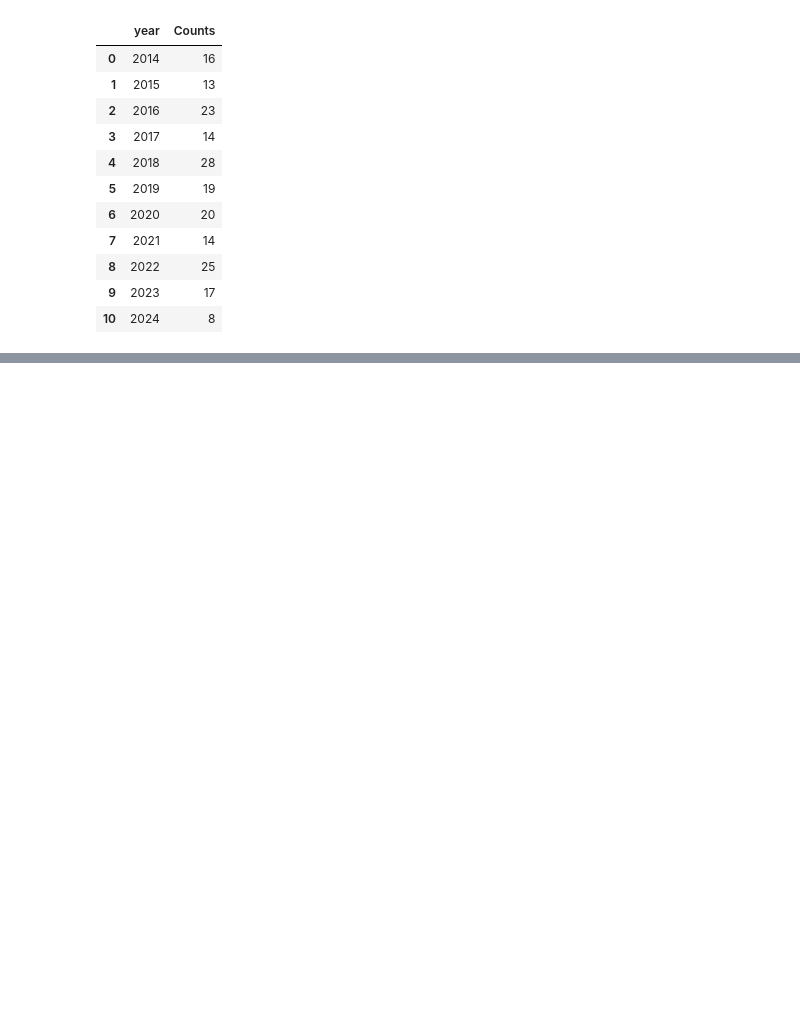
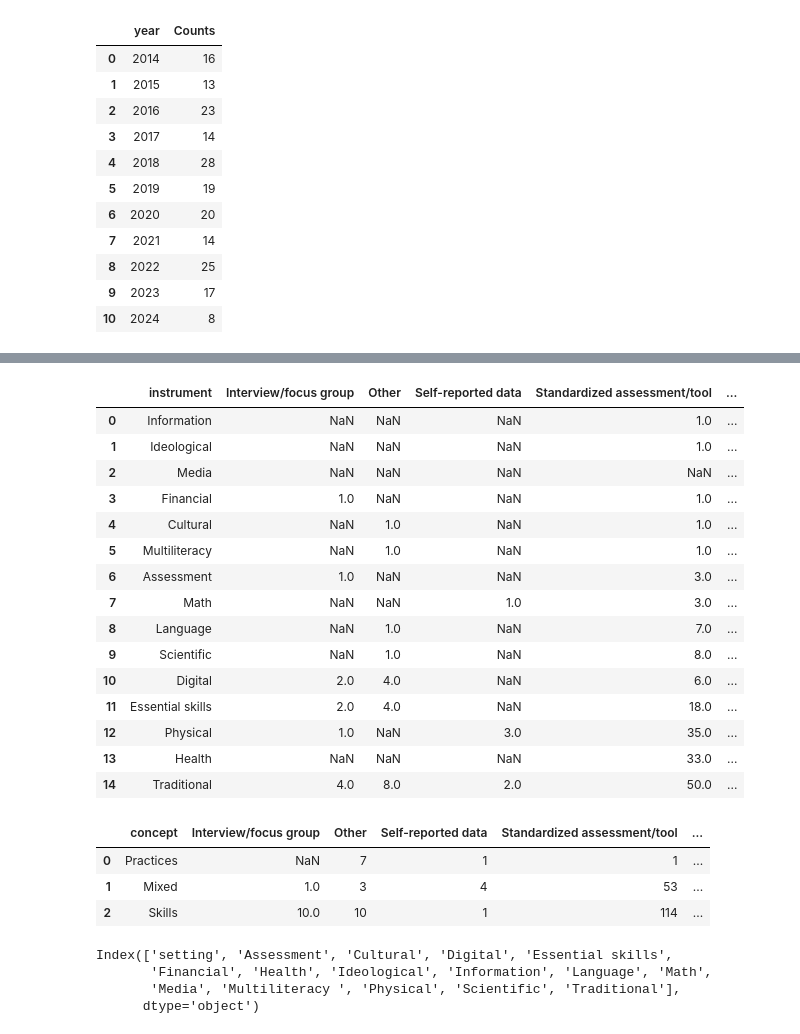
Before and after one commit to poppy-nicolette/ShinyShiny, a Jupyter notebook: dashboard-LNS/test_plots.ipynb, the cells around one changed output, grey strips where cells are left out. Cells and saved outputs as stored; diff of their text form; code cells hidden in the pictures; blank space fills up the shorter version.

Commit message:
lots of updates to data page

```diff
--- a/dashboard-LNS/test_plots.ipynb
+++ b/dashboard-LNS/test_plots.ipynb
@@ -140,0 +177,20 @@ a_doc_type_df
+# %%
+a_instrument_type_df = pd.read_csv("www/a_instrument_type.csv", encoding="UTF-8")
+a_instrument_type_df
+# %% [output]
+|  | instrument | Interview/focus group | Other | Self-reported data | Standardized assessment/tool | ... |
+| 0 | Information | NaN | NaN | NaN | 1.0 | ... |
+| 1 | Ideological | NaN | NaN | NaN | 1.0 | ... |
+| 2 | Media | NaN | NaN | NaN | NaN | ... |
+| 3 | Financial | 1.0 | NaN | NaN | 1.0 | ... |
+| 4 | Cultural | NaN | 1.0 | NaN | 1.0 | ... |
+| 5 | Multiliteracy | NaN | 1.0 | NaN | 1.0 | ... |
+| 6 | Assessment | 1.0 | NaN | NaN | 3.0 | ... |
+| 7 | Math | NaN | NaN | 1.0 | 3.0 | ... |
+| 8 | Language | NaN | 1.0 | NaN | 7.0 | ... |
+| 9 | Scientific | NaN | 1.0 | NaN | 8.0 | ... |
+| 10 | Digital | 2.0 | 4.0 | NaN | 6.0 | ... |
+| 11 | Essential skills | 2.0 | 4.0 | NaN | 18.0 | ... |
+| 12 | Physical | 1.0 | NaN | 3.0 | 35.0 | ... |
+| 13 | Health | NaN | NaN | NaN | 33.0 | ... |
+| 14 | Traditional | 4.0 | 8.0 | 2.0 | 50.0 | ... |
@@ -140,0 +214,8 @@ a_doc_type_df
+# %%
+a_instrument_concept_df = pd.read_csv("www/a_instrument_concept.csv", encoding="UTF-8")
+a_instrument_concept_df
+# %% [output]
+|  | concept | Interview/focus group | Other | Self-reported data | Standardized assessment/tool | ... |
+| 0 | Practices | NaN | 7 | 1 | 1 | ... |
+| 1 | Mixed | 1.0 | 3 | 4 | 53 | ... |
+| 2 | Skills | 10.0 | 10 | 1 | 114 | ... |
@@ -140,0 +239,8 @@ a_doc_type_df
+# %%
+a_type_setting_df = pd.read_csv("www/a_type_setting.csv", encoding="UTF-8")
+a_type_setting_df.columns
+# %% [output]
+Index(['setting', 'Assessment', 'Cultural', 'Digital', 'Essential skills',
+       'Financial', 'Health', 'Ideological', 'Information', 'Language', 'Math',
+       'Media', 'Multiliteracy ', 'Physical', 'Scientific', 'Traditional'],
+      dtype='object')
```
Also changed, not shown: parts of 8 cells of this notebook, 8 other files.
